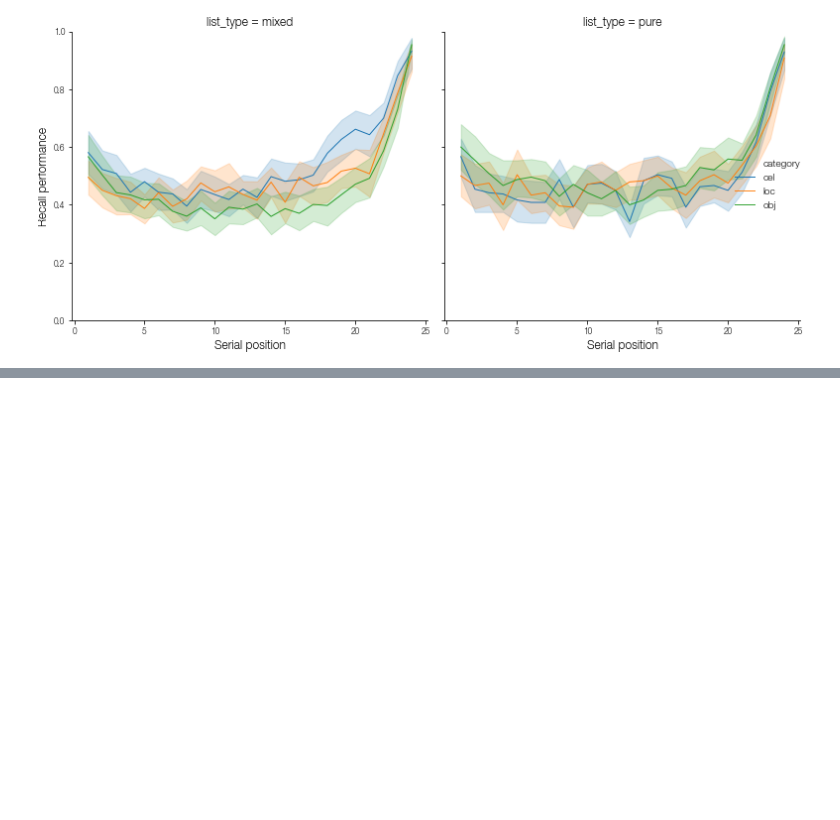
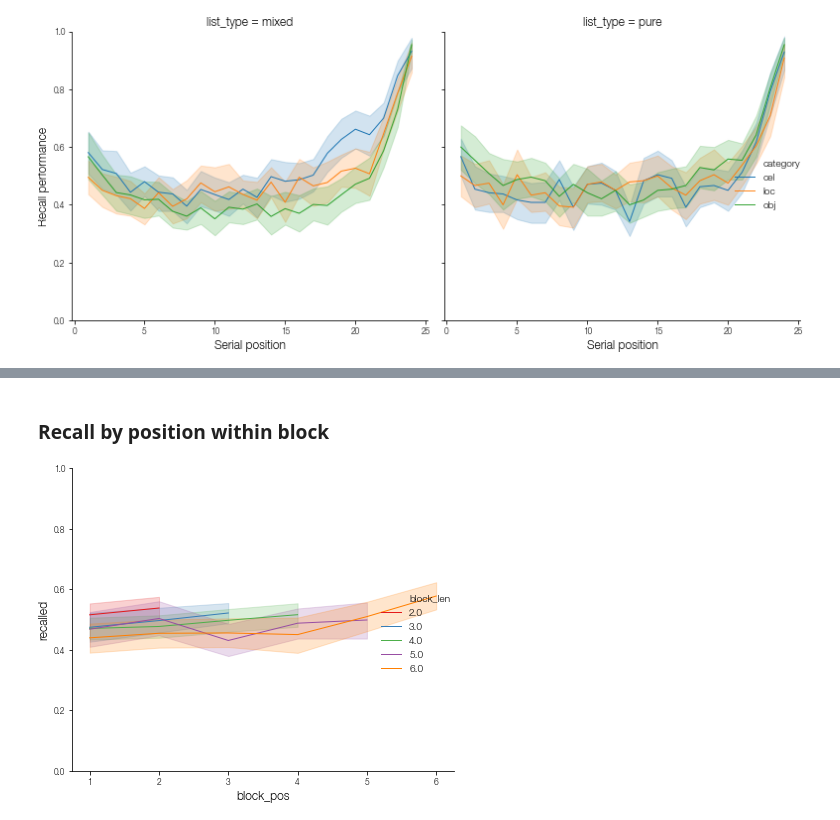
Before and after one commit to mortonne/psifr, a Jupyter notebook: jupyter/test_fr_raw.ipynb, the cells around one changed output, grey strips where cells are left out. Cells and saved outputs as stored; diff of their text form; code cells hidden in the pictures; blank space fills up the shorter version.

```diff
--- a/jupyter/test_fr_raw.ipynb
+++ b/jupyter/test_fr_raw.ipynb
@@ -186,0 +210,9 @@ array([1, 1, 1, 1, 1, 1, 1, 1, 1, 1, 1, 1, 1, 1, 1, 1, 1, 1, 1, 1, 1, 1,
+# %% [markdown]
+### Recall by position within block
+# %%
+rec = mixed.groupby(['subject', 'list_type', 'block_len', 'block_pos'])['recalled'].mean()
+g = sns.relplot(kind='line', x='block_pos', y='recalled', palette=sns.color_palette('Set1', 5),
+                hue='block_len', data=rec.reset_index());
+g.set(ylim=(0, 1));
+# %% [output]
+[figure, added]
```
Also changed, not shown: parts of 15 cells of this notebook.
